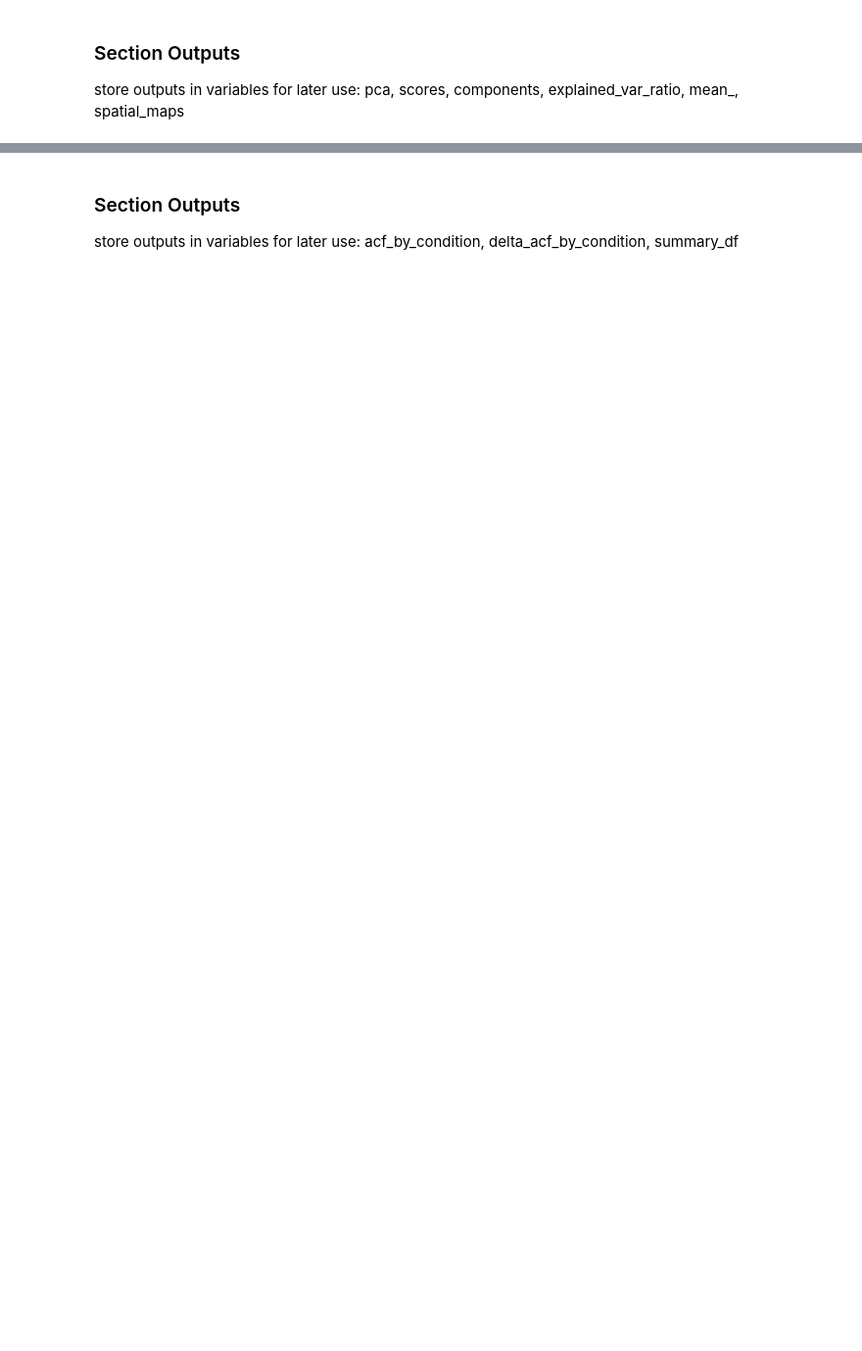
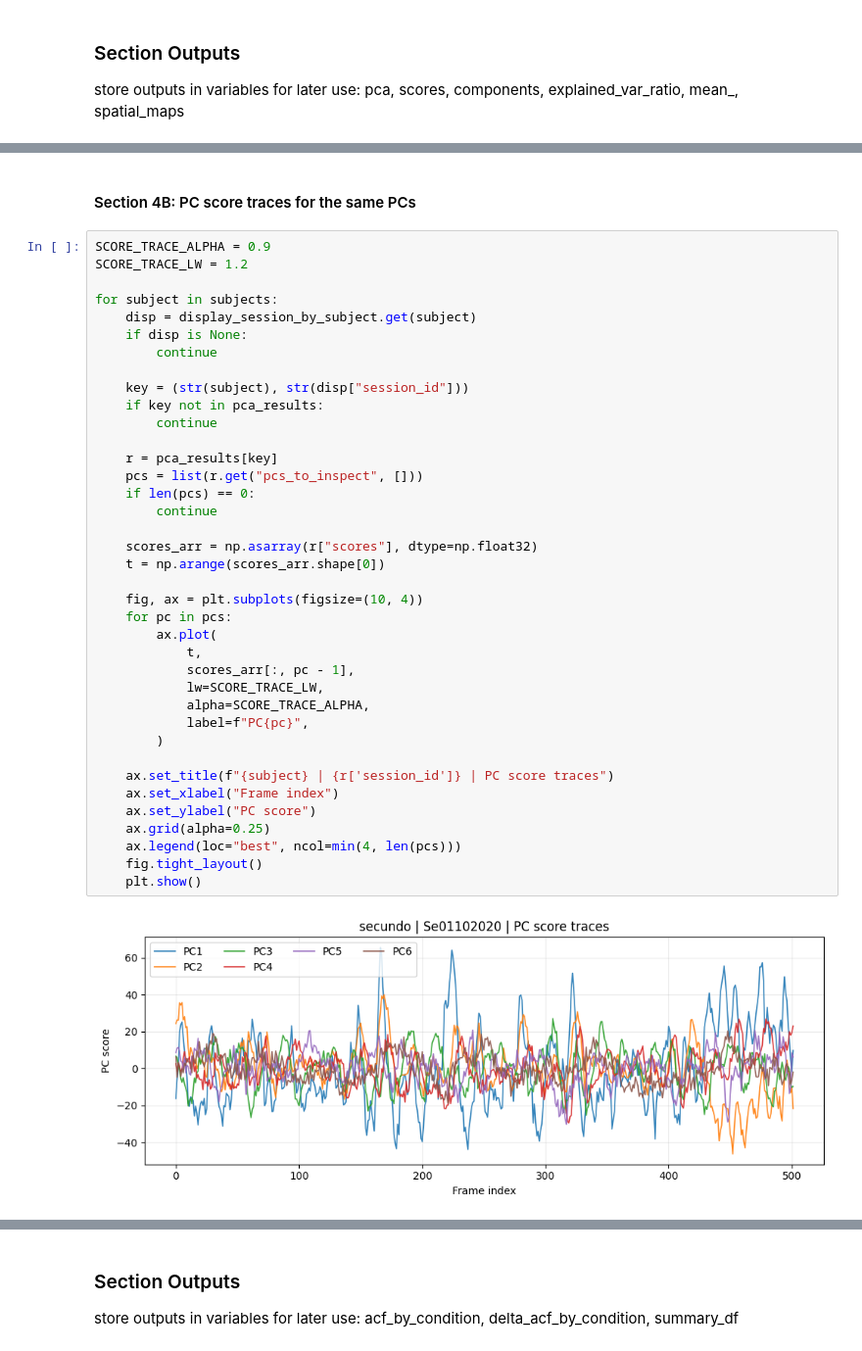
Before and after one commit to brynnhs/fUSPredict, a Jupyter notebook: code/2_exploratory_data_analysis/00_pca.ipynb, the cells around one changed output, grey strips where cells are left out. Shown at 98% size. Cells and saved outputs as stored; diff of their text form; blank space fills up the shorter version.

```diff
--- a/code/2_exploratory_data_analysis/00_pca.ipynb
+++ b/code/2_exploratory_data_analysis/00_pca.ipynb
@@ -71,0 +525,42 @@ store outputs in variables for later use: pca, scores, components, explained_var
+# %% [markdown]
+#### Section 4B: PC score traces for the same PCs
+# %%
+SCORE_TRACE_ALPHA = 0.9
+SCORE_TRACE_LW = 1.2
+
+for subject in subjects:
+    disp = display_session_by_subject.get(subject)
+    if disp is None:
+        continue
+
+    key = (str(subject), str(disp["session_id"]))
+    if key not in pca_results:
+        continue
+
+    r = pca_results[key]
+    pcs = list(r.get("pcs_to_inspect", []))
+    if len(pcs) == 0:
+        continue
+
+    scores_arr = np.asarray(r["scores"], dtype=np.float32)
+    t = np.arange(scores_arr.shape[0])
+
+    fig, ax = plt.subplots(figsize=(10, 4))
+    for pc in pcs:
+        ax.plot(
+            t,
+            scores_arr[:, pc - 1],
+            lw=SCORE_TRACE_LW,
+            alpha=SCORE_TRACE_ALPHA,
+            label=f"PC{pc}",
+        )
+
+    ax.set_title(f"{subject} | {r['session_id']} | PC score traces")
+    ax.set_xlabel("Frame index")
+    ax.set_ylabel("PC score")
+    ax.grid(alpha=0.25)
+    ax.legend(loc="best", ncol=min(4, len(pcs)))
+    fig.tight_layout()
+    plt.show()
+# %% [output]
+[figure, added]
```
Also changed, not shown: parts of 13 cells of this notebook.
